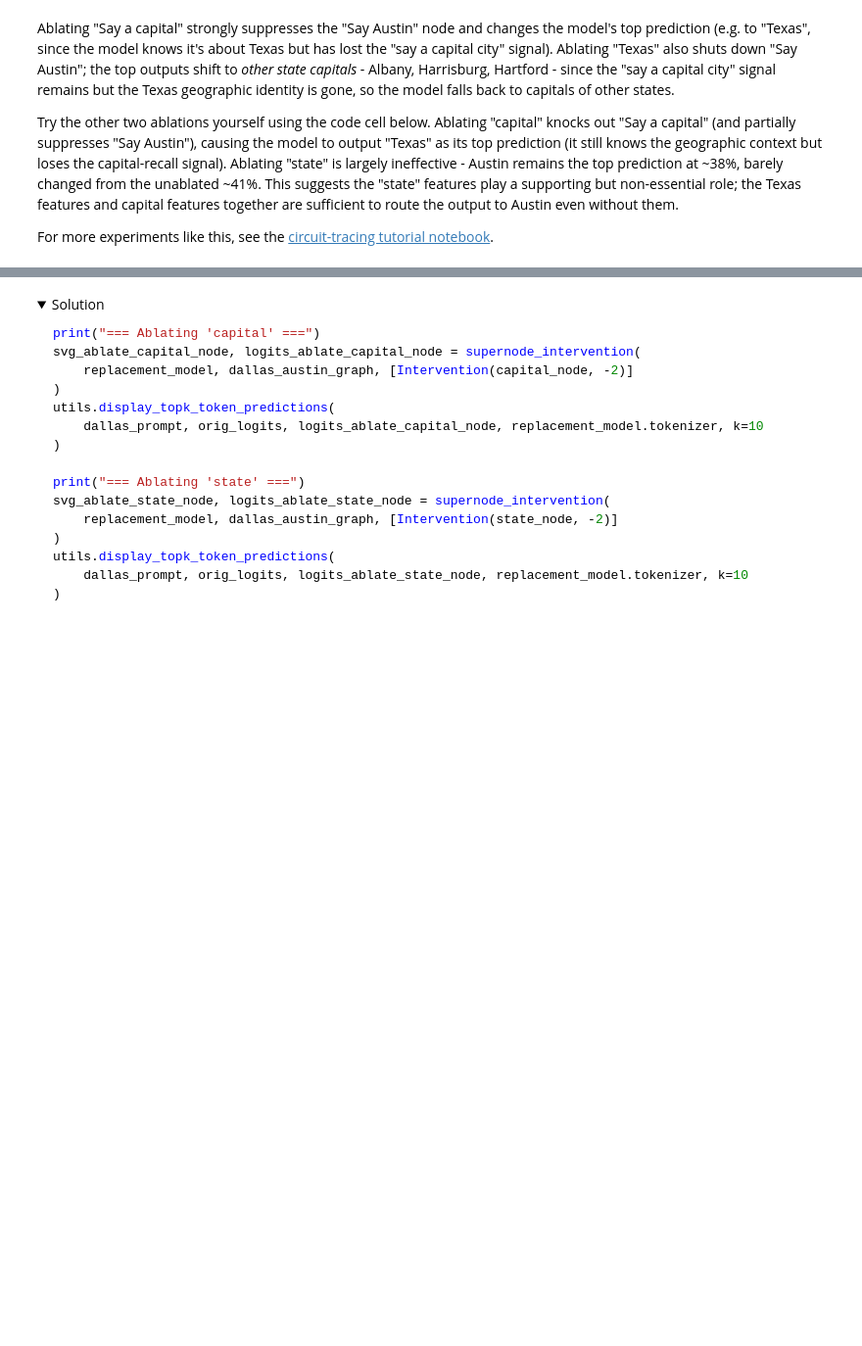
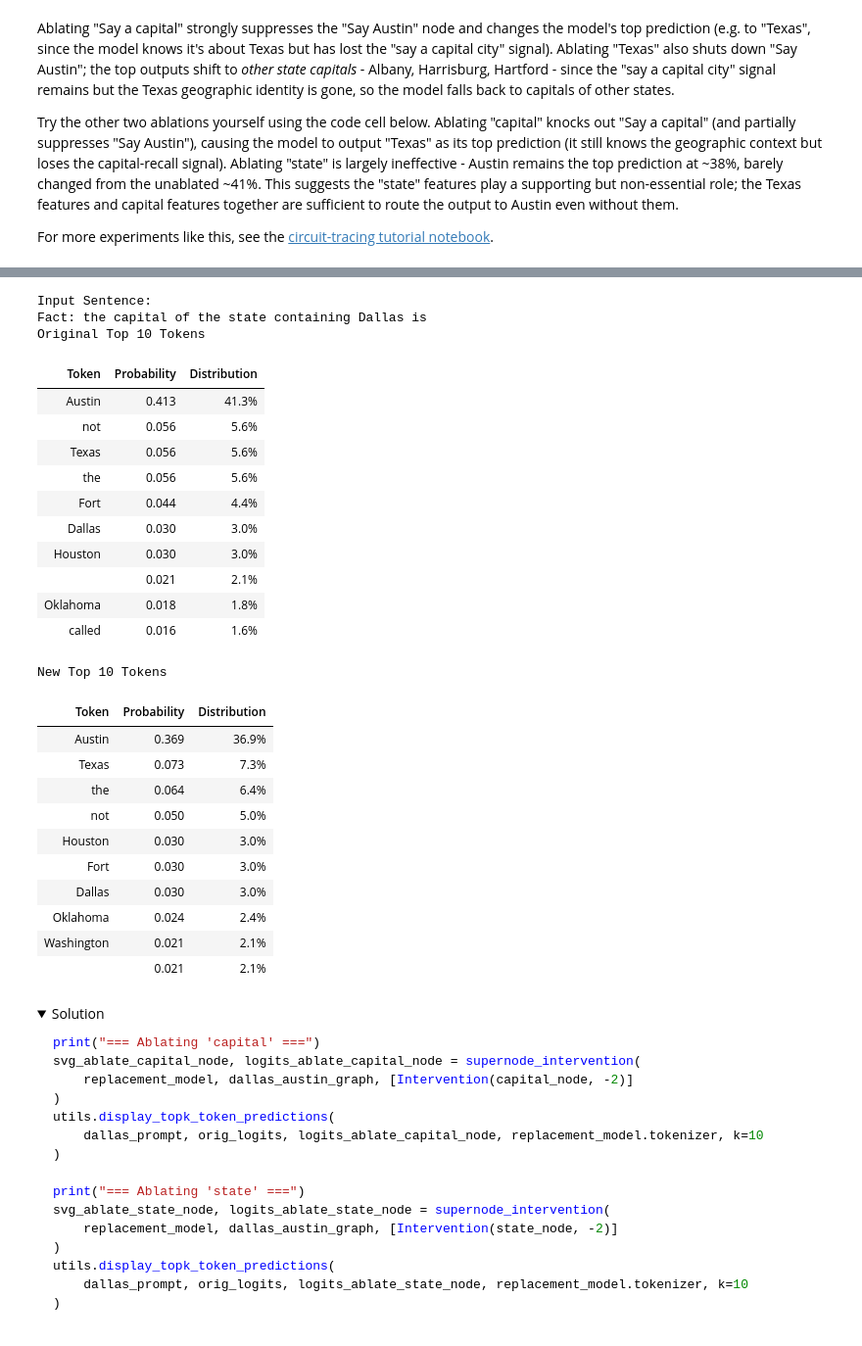
Before and after one commit to Shimin-Zhang/ARENA_Progress, a Jupyter notebook: chapter1_transformer_interp/exercises/part42_sae_circuits/1.4.2_SAE_Circuits_exercises.ipynb, the cells around one changed output, grey strips where cells are left out. Shown at 98% size. Saved outputs shown, nothing was run; the diff lists cells and outputs as text; code cells hidden in the pictures; folded sections open; blank space fills up the shorter version.

```diff
--- a/chapter1_transformer_interp/exercises/part42_sae_circuits/1.4.2_SAE_Circuits_exercises.ipynb
+++ b/chapter1_transformer_interp/exercises/part42_sae_circuits/1.4.2_SAE_Circuits_exercises.ipynb
@@ -220,7 +220,8 @@ from transformer_lens import ActivationCache, HookedTransformer
 from transformer_lens.hook_points import HookPoint
 from transformer_lens.utils import get_act_name, test_prompt, to_numpy
 
-dtype = t.float32  # t.bfloat16
+dtype = t.bfloat16  # t.bfloat16
+# dtype = t.float32  # t.bfloat16
 device = t.device("mps" if t.backends.mps.is_available() else "cuda" if t.cuda.is_available() else "cpu")
 device = str(device)  # SAELens expects device as string; this is easier!
 
@@ -5027,6 +5114,12 @@ Try the other two ablations yourself using the code cell below. Ablating "capita
 For more experiments like this, see the [circuit-tracing tutorial notebook](https://github.com/decoderesearch/circuit-tracer/blob/main/demos/circuit_tracing_tutorial.ipynb).
 # %%
 # Try ablating "capital" and "state" here, e.g.:
-# supernode_intervention(replacement_model, dallas_austin_graph, [Intervention(capital_node, -2)])
+svg_ablate_texas, logits_ablate_texas = supernode_intervention(
+    replacement_model, dallas_austin_graph, [Intervention(state_node, -2)]
+)
+utils.display_topk_token_predictions(
+    dallas_prompt, orig_logits, logits_ablate_texas, replacement_model.tokenizer, k=10
+)
 # supernode_intervention(replacement_model, dallas_austin_graph, [Intervention(state_node, -2)])
 pass
+# %% [output]
@@ -5033,3 +5127,29 @@ pass
+Input Sentence:
+Fact: the capital of the state containing Dallas is
+Original Top 10 Tokens
+| Token | Probability | Distribution |
+| Austin | 0.413 | 41.3% |
+| not | 0.056 | 5.6% |
+| Texas | 0.056 | 5.6% |
+| the | 0.056 | 5.6% |
+| Fort | 0.044 | 4.4% |
+| Dallas | 0.030 | 3.0% |
+| Houston | 0.030 | 3.0% |
+|  | 0.021 | 2.1% |
+| Oklahoma | 0.018 | 1.8% |
+| called | 0.016 | 1.6% |
+New Top 10 Tokens
+| Token | Probability | Distribution |
+| Austin | 0.369 | 36.9% |
+| Texas | 0.073 | 7.3% |
+| the | 0.064 | 6.4% |
+| not | 0.050 | 5.0% |
+| Houston | 0.030 | 3.0% |
+| Fort | 0.030 | 3.0% |
+| Dallas | 0.030 | 3.0% |
+| Oklahoma | 0.024 | 2.4% |
+| Washington | 0.021 | 2.1% |
+|  | 0.021 | 2.1% |
 # %% [markdown]
 <details><summary>Solution</summary>
 
```
Also changed, not shown: parts of 15 cells of this notebook.
